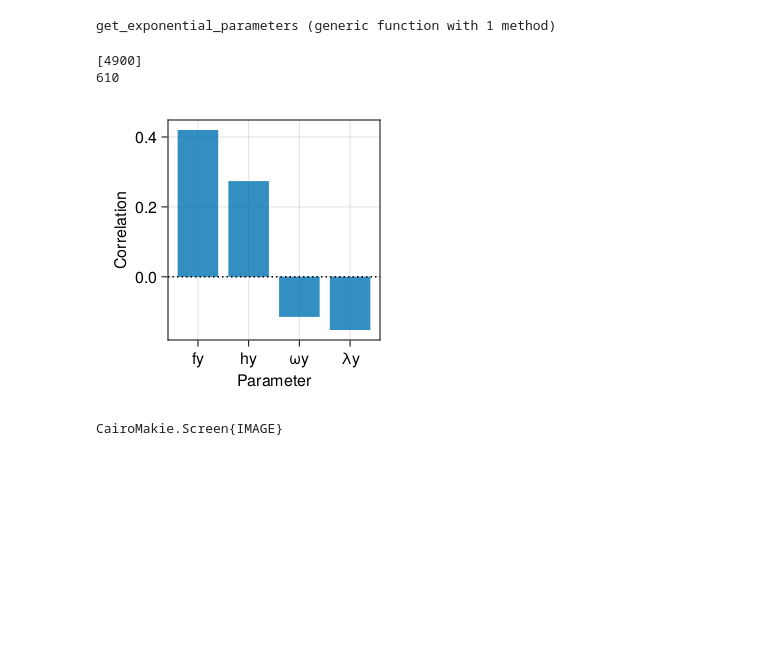
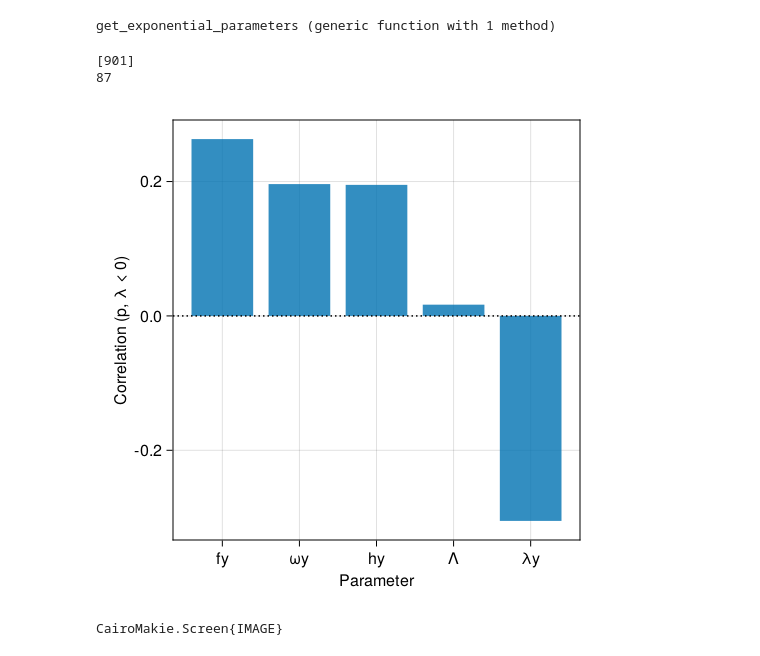
Before and after one commit to CleggTom/MiCRM_stability, a Jupyter notebook: Notebooks/theory.ipynb, the cells around one changed output. Drawn from its saved outputs; the diff is of its cells as text; code cells hidden in the pictures; blank space fills up the shorter version.

```diff
--- a/Notebooks/theory.ipynb
+++ b/Notebooks/theory.ipynb
@@ -464,17 +464,14 @@ get_exponential_parameters (generic function with 1 method)
 # %%
 N,M = 50,100
 C = 0.2
-Ncom = 5000
+Ncom = 1000
 Nrep = 1
 
-J_stab = 0
-c_stab = 0
 c = 0
 
 k = [0]
 
 λ_mat = zeros(Ncom, Nrep)
-r_mat = zeros(Ncom, Nrep)
 p_mat = Array{Float64,3}(undef, Ncom, Nrep,27)
 s_mat = Array{Tuple,2}(undef, Ncom, Nrep)
 p = 0
@@ -509,65 +506,40 @@ Threads.@threads for i = 1:Ncom
 
         MiCRM_stability.jacobian!(p, J)
         λ_mat[i,j] = get_real(eigsolve(J, 1, (:LR))[1][1])
-
-        if λ_mat[i,j] < 0
-            global J_stab = deepcopy(J)
-            global c_stab = deepcopy(c)
-        end
-
-        H = Hermitian(J)
-        r_mat[i,j] = eigvals(H)[end]
-
-        p_mat[i,j,:] .= vcat(get_param_mean(p), s_vec)
+        p_mat[i,j,:] .= vcat(get_param_e_mean(p),get_param_s_mean(p), s_vec)
     end
 end
 
 println("\n", sum([l < 1e-5 for l = λ_mat[:]]) )
 # %% [output]
-[4900]
-610
+[901]
+87
 # %%
+#plotting
+#get param names
 fe = fieldnames(MiCRM_stability.exponential_params)
 
-#bootstrap CI
-Nsamp = 1
-stab = λ_mat[:] .< -1e-5
-cor_samples = zeros(size(p_mat, 3), Nsamp)
+ind = [5,6,7,8,11]
+p_names = vcat(fe..., :Λ)[ind]
 
-for i = axes(p_mat, 3)
-    for j = 1:Nsamp
-        cor_samples[i,j] = corspearman(p_mat[:,1,i], stab)
-    end
-end
+f = Figure(resolution = (500,500))
 
-ind = 5:8
+# #stability correlation
+stab = (λ_mat .< -1e-5)[:,1]
+cor_vec = [cor(stab, p_mat[:,1,p]) for p = ind]
+s_ind = sortperm(cor_vec, rev=true)
+ax2 = Axis(f[1,1], xlabel = "Parameter", ylabel = "Correlation (p, λ < 0)",
+    xticks = (1:(length(p_names)), string.(p_names)[s_ind]))
 
-ρ_μ = mean(cor_samples, dims = 2)[ind]
-ρ_lb = mapslices(x -> isnan(x[1]) ? NaN : quantile(x, 0.05), cor_samples, dims = 2)[ind] .- ρ_μ
-ρ_ub = ρ_μ .- mapslices(x -> isnan(x[1]) ? NaN : quantile(x, 0.95), cor_samples, dims = 2)[ind]
-
-s_ind = sortperm(ρ_μ, rev=true)
-
-f = Figure(resolution = (300,300))
-
-# ax1 = Axis(f[1,1], xlabel = "Leading Eigenvalue (J)")
-# hist!(ax1, Real.(λ_mat)[:])
-# vlines!(ax1, [0.0])
-
-# ax1 = Axis(f[1,2], xlabel = "Leading Eigenvalue (H)")
-# hist!(ax1, Real.(r_mat)[:])
-# vlines!(ax1, [0.0])
-
-ax2 = Axis(f[1,1], xlabel = "Parameter", ylabel = "Correlation",
-    xticks = (1:4, hcat(string.(fe)[ind][s_ind]...)[:] ))
-
-barplot!(ax2, ρ_μ[s_ind])
-errorbars!(ax2, 1:4, ρ_μ[s_ind], ρ_lb[s_ind], ρ_ub[s_ind])
+c = Makie.wong_colors()
+# c_vec = vcat(fill(c[1], length(fe)))
+# lab = vcat(fill("Exponential", length(fe)),fill("Structural", length(fs)),fill("Other", 9))
+barplot!(ax2, cor_vec[s_ind])
 hlines!(ax2, [0.0], linestyle = :dot, color = :black)
 
 f
 # %% [output]
-[figure, old version]
+[figure, new version]
 # %%
 save("../Results/Figures/switching_correlations.png", f)
 # %% [output]
```
Also changed, not shown: parts of 34 cells of this notebook, 1 other file.
